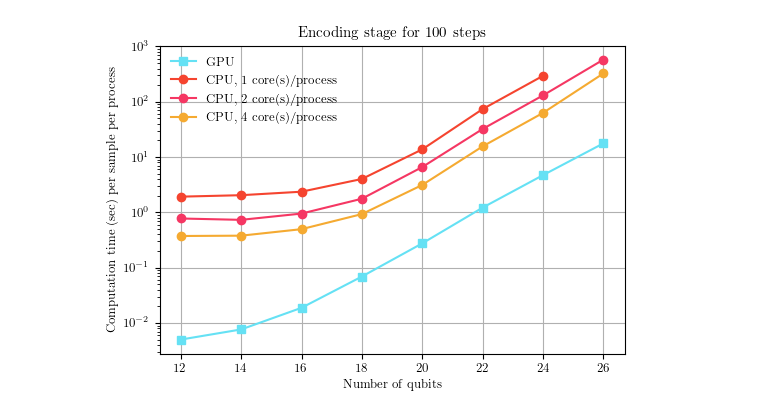
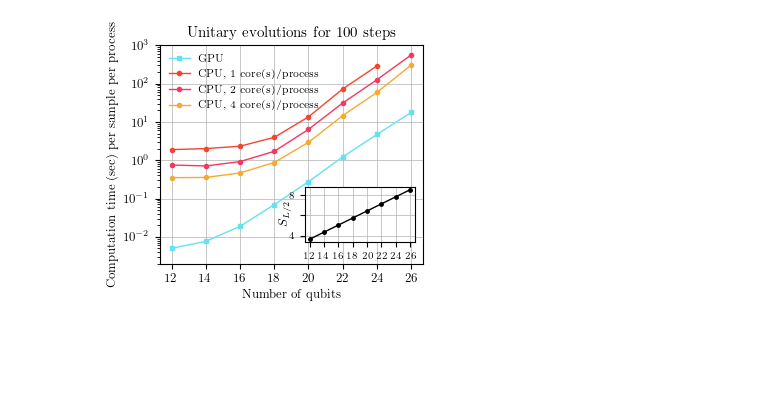
Before and after one commit to hainingpan/control_transition, a Jupyter notebook: benchmark.ipynb, the cells around one changed output. Saved outputs shown, nothing was run; the diff lists cells and outputs as text; code cells hidden in the pictures; blank space fills up the shorter version.

```diff
--- a/benchmark.ipynb
+++ b/benchmark.ipynb
@@ -100,18 +100,36 @@ for idx,line in enumerate(cpu.split('\n')):
     if idx%2==1:
         df_cpu.loc[idx//2,'T']=float(line.split('=')[1][:-1])
 # %%
-fig,ax=plt.subplots(figsize=(6,4))
-ax.plot(df_gpu['L'],df_gpu['T']/df_gpu['es'],'s-',label='GPU',color='#65E1F4')
+fig,ax=plt.subplots(figsize=(3.4,3.4/1.2))
+ax.plot(df_gpu['L'],df_gpu['T']/df_gpu['es'],'s-',label='GPU',color='#65E1F4',markersize=3,lw=1)
 color_list=['#F5442F','#F53763','#F5AA31']
 for ppn,color in zip([1,2,4],color_list):
     df_cpu_ppn=df_cpu[df_cpu['ppn']==ppn]
-    ax.plot(df_cpu_ppn['L'],df_cpu_ppn['T']/df_cpu_ppn['es']*df_cpu_ppn['n'],'o-',label=f'CPU, {ppn} core(s)/process',color=color)
-ax.legend(frameon=False)
+    ax.plot(df_cpu_ppn['L'],df_cpu_ppn['T']/df_cpu_ppn['es']*(df_cpu_ppn['n']-1),'o-',label=f'CPU, {ppn} core(s)/process',color=color,markersize=3,lw=1)
+ax.legend(frameon=False,loc='upper left',fontsize=7.5)
 ax.set_yscale('log')
 ax.set_xlabel('Number of qubits')
 ax.set_ylabel('Computation time (sec) per sample per process')
-ax.grid('on')
-ax.set_title('Encoding stage for 100 steps')
+ax.grid('on',lw=0.5)
+ax.set_xticks([12,14,16,18,20,22,24,26])
+ax.set_title('Unitary evolutions for 100 steps')
+ax.set_ylim([2e-3,1e3])
+
+axins = ax.inset_axes([0.55, 0.1, 0.42, 0.25])
+
+axins.plot(data.keys(),EE_mean,'.-',color='k',lw=1,markersize=5)
+axins.set_xticks(list(data.keys()))
+
+# axins.set_facecolor('none')
+axins.grid('on',lw=0.5)
+axins.set_ylabel('$S_{L/2}$',labelpad=-1)
+axins.set_yticks([4,6,8],minor=False)
+axins.set_yticklabels([4,None,8])
+axins.tick_params(axis='y', labelsize=7)
+axins.tick_params(axis='x', labelsize=7)
+
+
+
 fig.savefig('benchmark.pdf',bbox_inches='tight')
 # %% [output]
-[figure, old version]
+[figure, new version]
```
Also changed, not shown: parts of 4 cells of this notebook, 1 other file.
